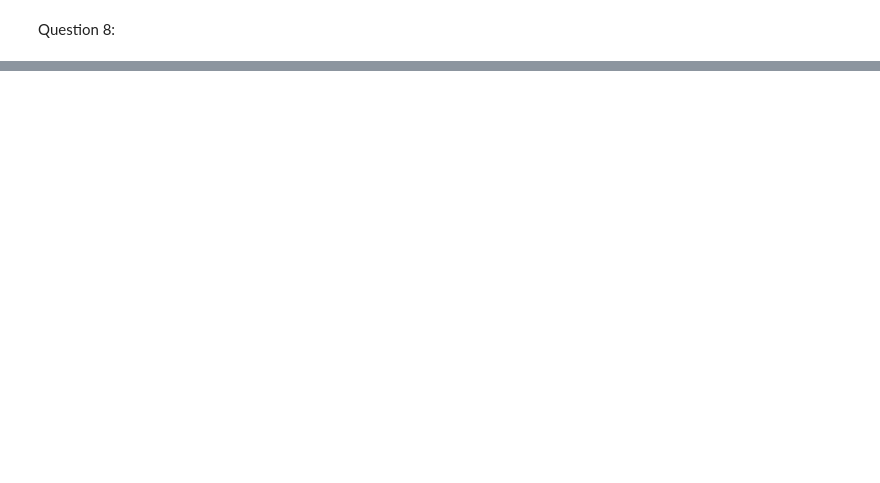
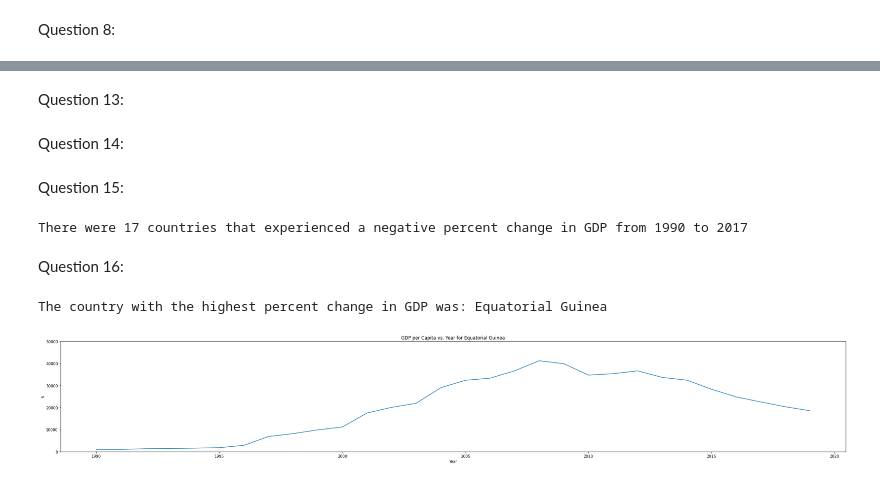
Before and after one commit to nss-data-science-cohort-6/un_data_question-jmayf123, a Jupyter notebook: notebooks/UN_Data_Exploration.ipynb, the cells around one changed output, grey strips where cells are left out. Cells and saved outputs as stored; diff of their text form; code cells hidden in the pictures; blank space fills up the shorter version.

```diff
--- a/notebooks/UN_Data_Exploration.ipynb
+++ b/notebooks/UN_Data_Exploration.ipynb
@@ -111,0 +169,36 @@ Countries with less than 30 years of data collected:
+# %% [markdown]
+Question 13:
+# %%
+gdp_pivoted = ((gdp_df.pivot(index='Country',columns='Year',values='GDP_Per_Capita'))[[1990, 2017]]).dropna()
+# %% [markdown]
+Question 14:
+# %%
+gdp_pivoted['Percent Change'] = 100*(gdp_pivoted[2017] - gdp_pivoted[1990])/(gdp_pivoted[1990])
+# %% [markdown]
+Question 15:
+# %%
+#Negative % change in gdp
+negative_per_change_gdp = gdp_pivoted[gdp_pivoted['Percent Change'] < 0]
+print('There were', len(negative_per_change_gdp),'countries that experienced a negative percent change in GDP from 1990 to 2017')
+# %% [output]
+There were 17 countries that experienced a negative percent change in GDP from 1990 to 2017
+# %% [markdown]
+Question 16:
+# %%
+highest_change_in_GDP = gdp_pivoted['Percent Change'].idxmax()
+print('The country with the highest percent change in GDP was:',highest_change_in_GDP)
+
+# Line plot with GDP percapita for years 1990-2017
+eq_gin_gdp_df = gdp_df[gdp_df['Country'] == highest_change_in_GDP]
+x_3 = eq_gin_gdp_df['Year']
+y_3 = eq_gin_gdp_df['GDP_Per_Capita']
+plt.plot(x_3,y_3)
+plt.title('GDP per Capita vs. Year for ' + highest_change_in_GDP)
+plt.xlabel('Year')
+plt.ylabel('$')
+plt.rcParams["figure.figsize"] = [10, 5]
+plt.ylim(0,50000)
+plt.show()
+# %% [output]
+The country with the highest percent change in GDP was: Equatorial Guinea
+[figure, added]
```
Also changed, not shown: parts of 29 cells of this notebook.
